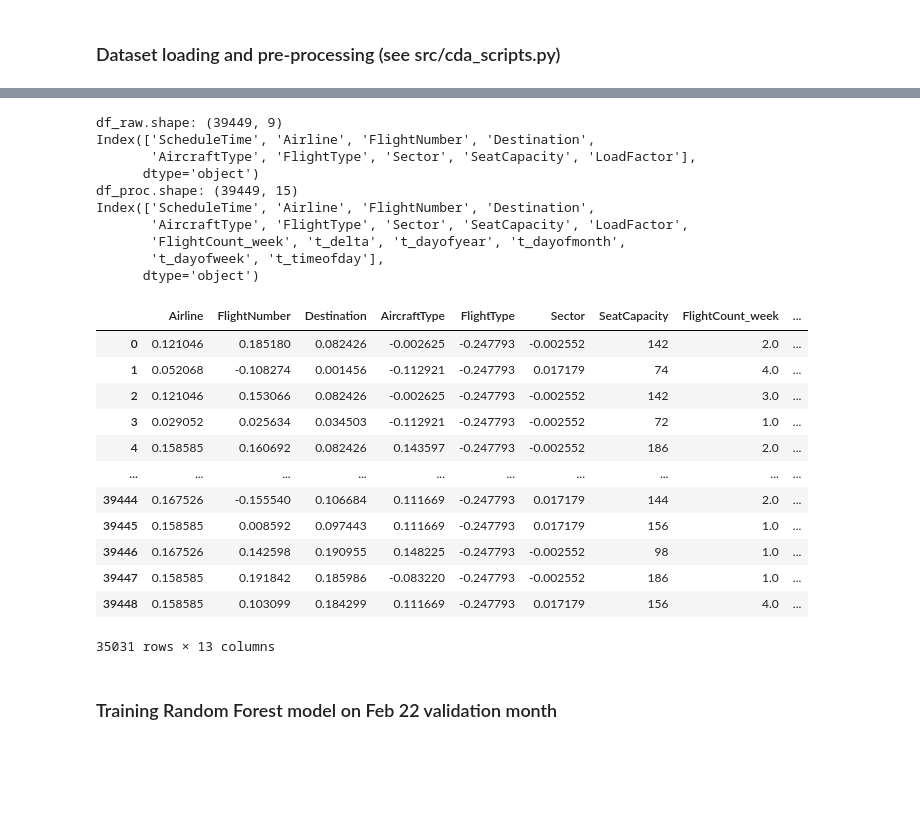
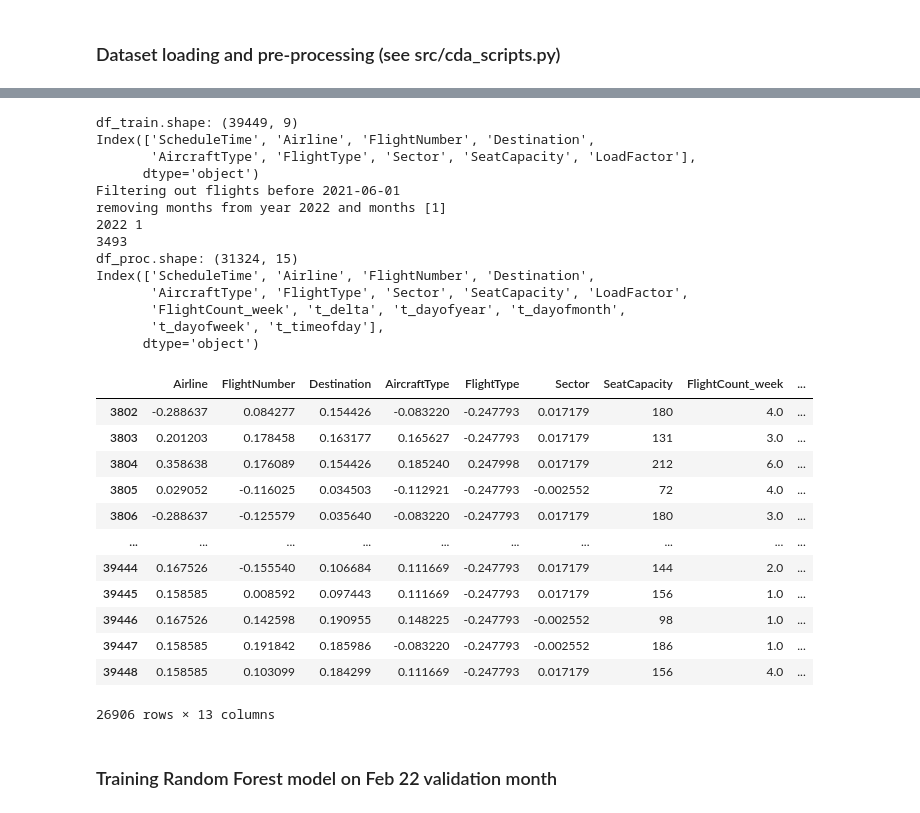
Before and after one commit to Magnushhoie/02852_Copenhagen_Optimization_Case, a Jupyter notebook: notebooks/mh_1_eda.ipynb, the cells around one changed output, grey strips where cells are left out. Cells and saved outputs as stored; diff of their text form; code cells hidden in the pictures; blank space fills up the shorter version.

```diff
--- a/notebooks/mh_1_eda.ipynb
+++ b/notebooks/mh_1_eda.ipynb
@@ -90,0 +121,17 @@ class DataModel():
+# %%
+df_train = df_raw_realized.copy()
+df_test = df_raw_future.copy()
+datamodel = DataModel(df_raw, df_test)
+
+cat_cols = ["Destination", "Airline", "Sector", "FlightType", "AircraftType"]
+datamodel.preprocess(cat_cols, start_date="2021-01-01")
+
+for year in [2021, 2022]:
+    for month in list(range(1, 12+1)):
+
+        if year == 2022 and month >= 3:
+            break
+
+        X_train, y_train, X_val, y_val = datamodel.get_trainval([month], [year])
+        mean = np.round(y_val.mean(), 3)
+        print(f"{year}, {month}, {mean}")
@@ -91,38 +156,41 @@ class DataModel():
 # %%
-df_raw = df_raw_realized.copy()
-datamodel = DataModel(df_raw)
-
 cat_cols = ["Destination", "Airline", "Sector", "FlightType", "AircraftType"]
-datamodel.preprocess(cat_cols)
+datamodel.preprocess(cat_cols, start_date="2021-06-01",
+                year=2022,
+                month_list=[1])
 
 val_months = [11]
 val_years = [2021]
 X_train, y_train, X_val, y_val = datamodel.get_trainval(val_months, val_years)
 X_train
 # %% [output]
-df_raw.shape: (39449, 9)
+df_train.shape: (39449, 9)
 Index(['ScheduleTime', 'Airline', 'FlightNumber', 'Destination',
        'AircraftType', 'FlightType', 'Sector', 'SeatCapacity', 'LoadFactor'],
       dtype='object')
-df_proc.shape: (39449, 15)
+Filtering out flights before 2021-06-01
+removing months from year 2022 and months [1]
+2022 1
+3493
+df_proc.shape: (31324, 15)
 Index(['ScheduleTime', 'Airline', 'FlightNumber', 'Destination',
        'AircraftType', 'FlightType', 'Sector', 'SeatCapacity', 'LoadFactor',
        'FlightCount_week', 't_delta', 't_dayofyear', 't_dayofmonth',
        't_dayofweek', 't_timeofday'],
       dtype='object')
 |  | Airline | FlightNumber | Destination | AircraftType | FlightType | Sector | SeatCapacity | FlightCount_week | ... |
-| 0 | 0.121046 | 0.185180 | 0.082426 | -0.002625 | -0.247793 | -0.002552 | 142 | 2.0 | ... |
-| 1 | 0.052068 | -0.108274 | 0.001456 | -0.112921 | -0.247793 | 0.017179 | 74 | 4.0 | ... |
-| 2 | 0.121046 | 0.153066 | 0.082426 | -0.002625 | -0.247793 | -0.002552 | 142 | 3.0 | ... |
-| 3 | 0.029052 | 0.025634 | 0.034503 | -0.112921 | -0.247793 | -0.002552 | 72 | 1.0 | ... |
-| 4 | 0.158585 | 0.160692 | 0.082426 | 0.143597 | -0.247793 | -0.002552 | 186 | 2.0 | ... |
+| 3802 | -0.288637 | 0.084277 | 0.154426 | -0.083220 | -0.247793 | 0.017179 | 180 | 4.0 | ... |
+| 3803 | 0.201203 | 0.178458 | 0.163177 | 0.165627 | -0.247793 | 0.017179 | 131 | 3.0 | ... |
+| 3804 | 0.358638 | 0.176089 | 0.154426 | 0.185240 | 0.247998 | 0.017179 | 212 | 6.0 | ... |
+| 3805 | 0.029052 | -0.116025 | 0.034503 | -0.112921 | -0.247793 | -0.002552 | 72 | 4.0 | ... |
+| 3806 | -0.288637 | -0.125579 | 0.035640 | -0.083220 | -0.247793 | 0.017179 | 180 | 3.0 | ... |
 | ... | ... | ... | ... | ... | ... | ... | ... | ... | ... |
 | 39444 | 0.167526 | -0.155540 | 0.106684 | 0.111669 | -0.247793 | 0.017179 | 144 | 2.0 | ... |
 | 39445 | 0.158585 | 0.008592 | 0.097443 | 0.111669 | -0.247793 | 0.017179 | 156 | 1.0 | ... |
 | 39446 | 0.167526 | 0.142598 | 0.190955 | 0.148225 | -0.247793 | -0.002552 | 98 | 1.0 | ... |
 | 39447 | 0.158585 | 0.191842 | 0.185986 | -0.083220 | -0.247793 | -0.002552 | 186 | 1.0 | ... |
 | 39448 | 0.158585 | 0.103099 | 0.184299 | 0.111669 | -0.247793 | 0.017179 | 156 | 4.0 | ... |
-35031 rows × 13 columns
+26906 rows × 13 columns
 # %% [markdown]
 ### Training Random Forest model on Feb 22 validation month
 # %%
```
Also changed, not shown: parts of 17 cells of this notebook, 19 other files.
